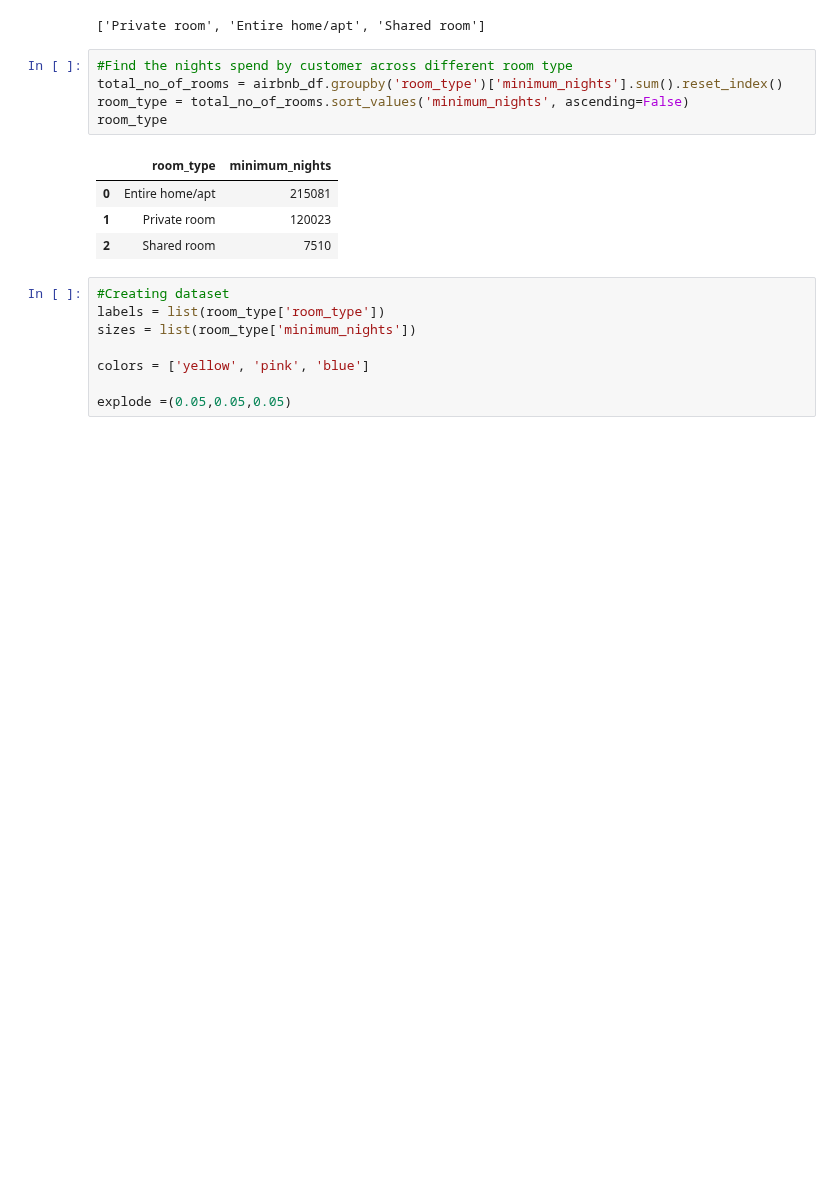
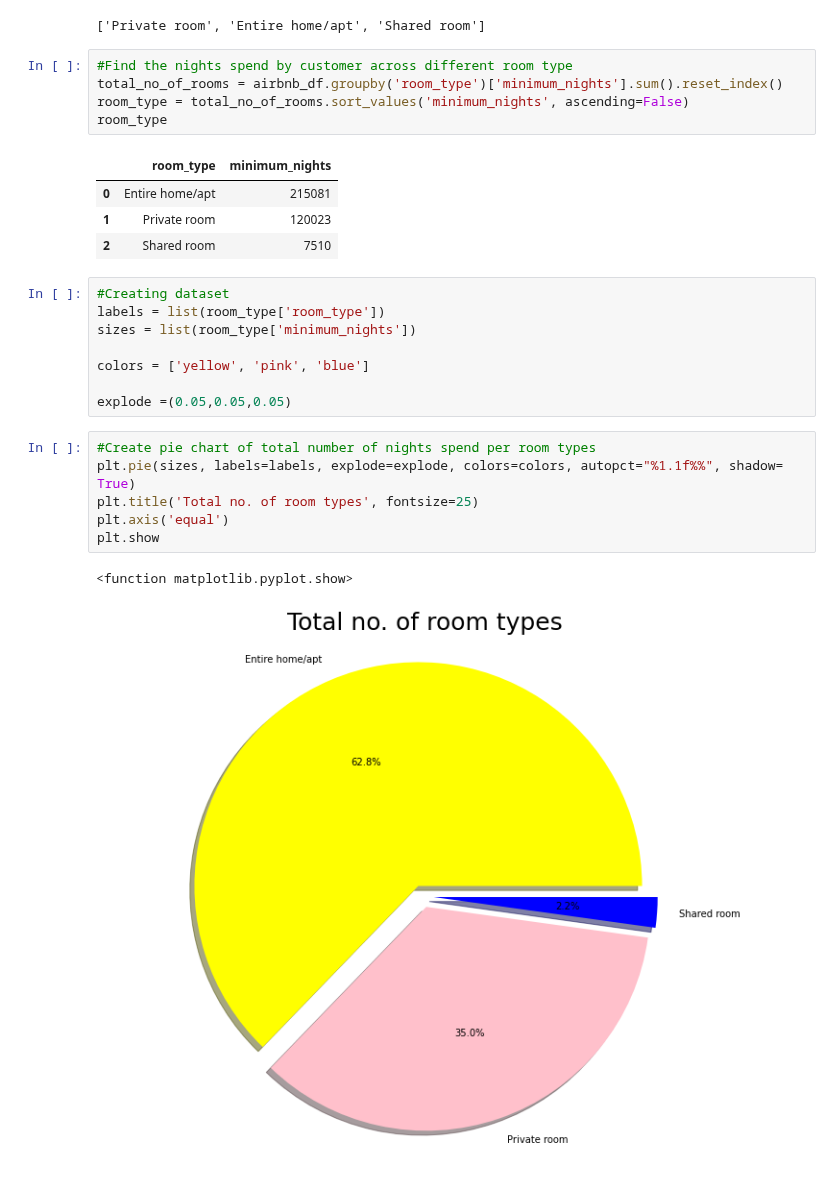
Before and after one commit to Rajvee-Sharma/EDA-Airbnb-Capstone, a Jupyter notebook: EDA_Colab_Notebbok.ipynb, the cells around one changed output. Saved outputs shown, nothing was run; the diff lists cells and outputs as text; blank space fills up the shorter version.

```diff
--- a/EDA_Colab_Notebbok.ipynb
+++ b/EDA_Colab_Notebbok.ipynb
@@ -637,3 +637,12 @@ sizes = list(room_type['minimum_nights'])
 colors = ['yellow', 'pink', 'blue']
 
 explode =(0.05,0.05,0.05)
+# %%
+#Create pie chart of total number of nights spend per room types
+plt.pie(sizes, labels=labels, explode=explode, colors=colors, autopct="%1.1f%%", shadow= True)
+plt.title('Total no. of room types', fontsize=25)
+plt.axis('equal')
+plt.show
+# %% [output]
+<function matplotlib.pyplot.show>
+[figure, added]
```
